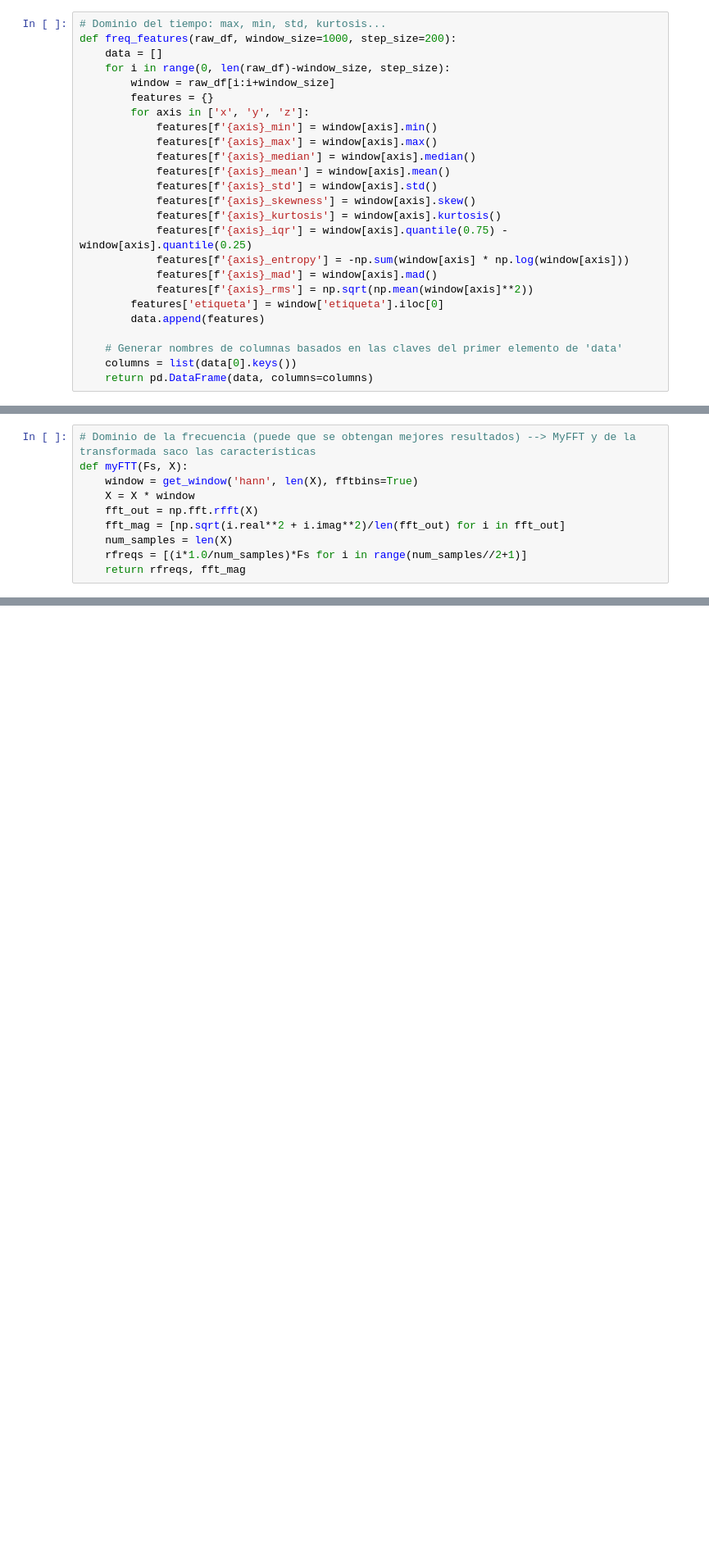
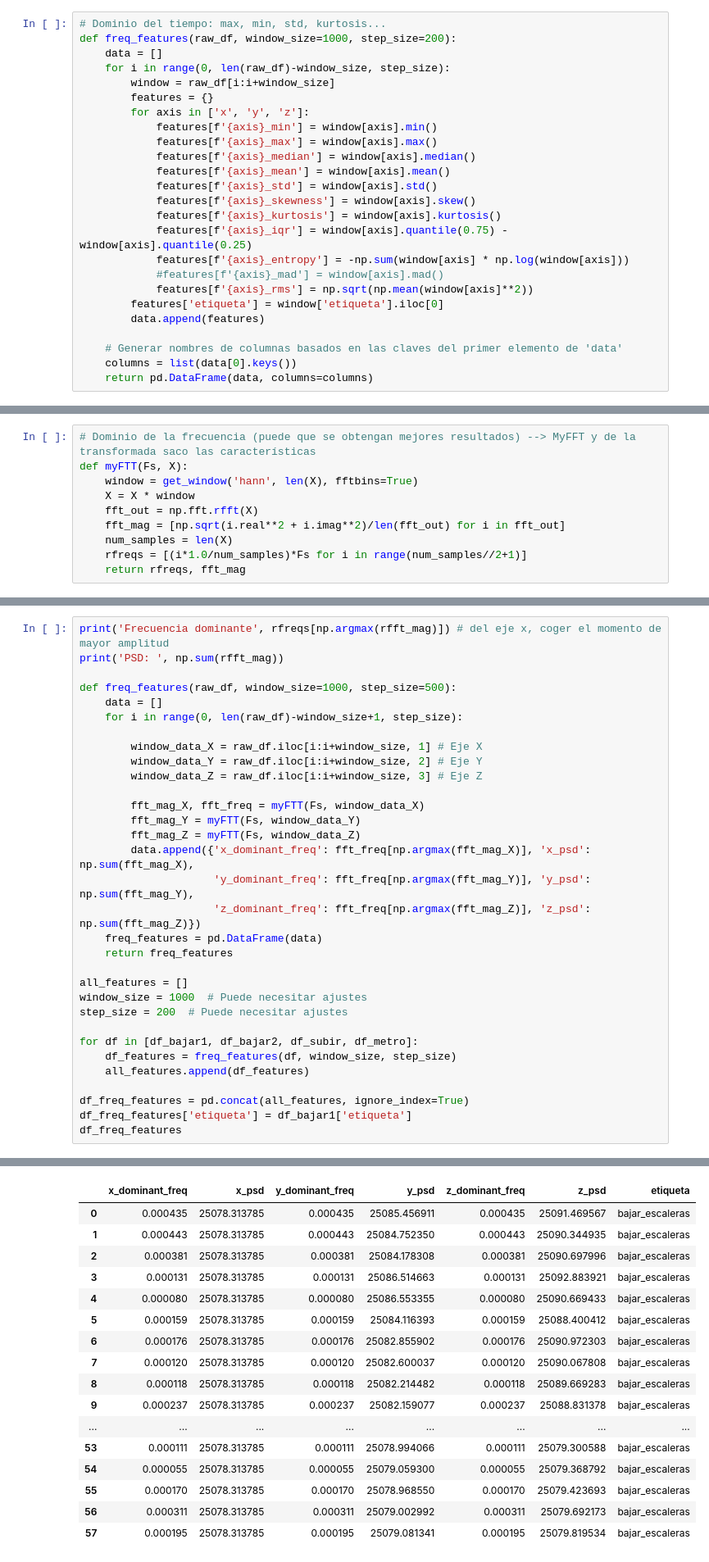
Before and after one commit to unaimleal/industria_acelerometro, a Jupyter notebook: practica1_movimientos.ipynb, the cells around one changed output, grey strips where cells are left out. Shown: that part at 82% size. Saved outputs shown, nothing was run; the diff lists cells and outputs as text; blank space fills up the shorter version.

```diff
--- a/practica1_movimientos.ipynb
+++ b/practica1_movimientos.ipynb
@@ -144,7 +142,7 @@ def freq_features(raw_df, window_size=1000, step_size=200):
             features[f'{axis}_kurtosis'] = window[axis].kurtosis()
             features[f'{axis}_iqr'] = window[axis].quantile(0.75) - window[axis].quantile(0.25)
             features[f'{axis}_entropy'] = -np.sum(window[axis] * np.log(window[axis]))
-            features[f'{axis}_mad'] = window[axis].mad()
+            #features[f'{axis}_mad'] = window[axis].mad()
             features[f'{axis}_rms'] = np.sqrt(np.mean(window[axis]**2))
         features['etiqueta'] = window['etiqueta'].iloc[0]
         data.append(features)
@@ -270,0 +340,33 @@ features_df = pd.DataFrame(all_features)
+# %%
+print('Frecuencia dominante', rfreqs[np.argmax(rfft_mag)]) # del eje x, coger el momento de mayor amplitud
+print('PSD: ', np.sum(rfft_mag))
+
+def freq_features(raw_df, window_size=1000, step_size=500):
+    data = []
+    for i in range(0, len(raw_df)-window_size+1, step_size):
+
+        window_data_X = raw_df.iloc[i:i+window_size, 1] # Eje X
+        window_data_Y = raw_df.iloc[i:i+window_size, 2] # Eje Y
+        window_data_Z = raw_df.iloc[i:i+window_size, 3] # Eje Z
+
+        fft_mag_X, fft_freq = myFTT(Fs, window_data_X)
+        fft_mag_Y = myFTT(Fs, window_data_Y)
+        fft_mag_Z = myFTT(Fs, window_data_Z)
+        data.append({'x_dominant_freq': fft_freq[np.argmax(fft_mag_X)], 'x_psd': np.sum(fft_mag_X),
+                     'y_dominant_freq': fft_freq[np.argmax(fft_mag_Y)], 'y_psd': np.sum(fft_mag_Y),
+                     'z_dominant_freq': fft_freq[np.argmax(fft_mag_Z)], 'z_psd': np.sum(fft_mag_Z)})
+    freq_features = pd.DataFrame(data)
+    return freq_features
+
+all_features = []
+window_size = 1000  # Puede necesitar ajustes
+step_size = 200  # Puede necesitar ajustes
+
+for df in [df_bajar1, df_bajar2, df_subir, df_metro]:
+    df_features = freq_features(df, window_size, step_size)
+    all_features.append(df_features)
+
+df_freq_features = pd.concat(all_features, ignore_index=True)
+df_freq_features['etiqueta'] = df_bajar1['etiqueta']
+df_freq_features
+# %% [output]
@@ -271,3 +375,20 @@ features_df = pd.DataFrame(all_features)
+|  | x_dominant_freq | x_psd | y_dominant_freq | y_psd | z_dominant_freq | z_psd | etiqueta |
+| 0 | 0.000435 | 25078.313785 | 0.000435 | 25085.456911 | 0.000435 | 25091.469567 | bajar_escaleras |
+| 1 | 0.000443 | 25078.313785 | 0.000443 | 25084.752350 | 0.000443 | 25090.344935 | bajar_escaleras |
+| 2 | 0.000381 | 25078.313785 | 0.000381 | 25084.178308 | 0.000381 | 25090.697996 | bajar_escaleras |
+| 3 | 0.000131 | 25078.313785 | 0.000131 | 25086.514663 | 0.000131 | 25092.883921 | bajar_escaleras |
+| 4 | 0.000080 | 25078.313785 | 0.000080 | 25086.553355 | 0.000080 | 25090.669433 | bajar_escaleras |
+| 5 | 0.000159 | 25078.313785 | 0.000159 | 25084.116393 | 0.000159 | 25088.400412 | bajar_escaleras |
+| 6 | 0.000176 | 25078.313785 | 0.000176 | 25082.855902 | 0.000176 | 25090.972303 | bajar_escaleras |
+| 7 | 0.000120 | 25078.313785 | 0.000120 | 25082.600037 | 0.000120 | 25090.067808 | bajar_escaleras |
+| 8 | 0.000118 | 25078.313785 | 0.000118 | 25082.214482 | 0.000118 | 25089.669283 | bajar_escaleras |
+| 9 | 0.000237 | 25078.313785 | 0.000237 | 25082.159077 | 0.000237 | 25088.831378 | bajar_escaleras |
+| ... | ... | ... | ... | ... | ... | ... | ... |
+| 53 | 0.000111 | 25078.313785 | 0.000111 | 25078.994066 | 0.000111 | 25079.300588 | bajar_escaleras |
+| 54 | 0.000055 | 25078.313785 | 0.000055 | 25079.059300 | 0.000055 | 25079.368792 | bajar_escaleras |
+| 55 | 0.000170 | 25078.313785 | 0.000170 | 25078.968550 | 0.000170 | 25079.423693 | bajar_escaleras |
+| 56 | 0.000311 | 25078.313785 | 0.000311 | 25079.002992 | 0.000311 | 25079.692173 | bajar_escaleras |
+| 57 | 0.000195 | 25078.313785 | 0.000195 | 25079.081341 | 0.000195 | 25079.819534 | bajar_escaleras |
 # %% [markdown]
 **Aplicación de la FFT**
 
```
Also changed, not shown: parts of 18 cells of this notebook, 6 other files.
